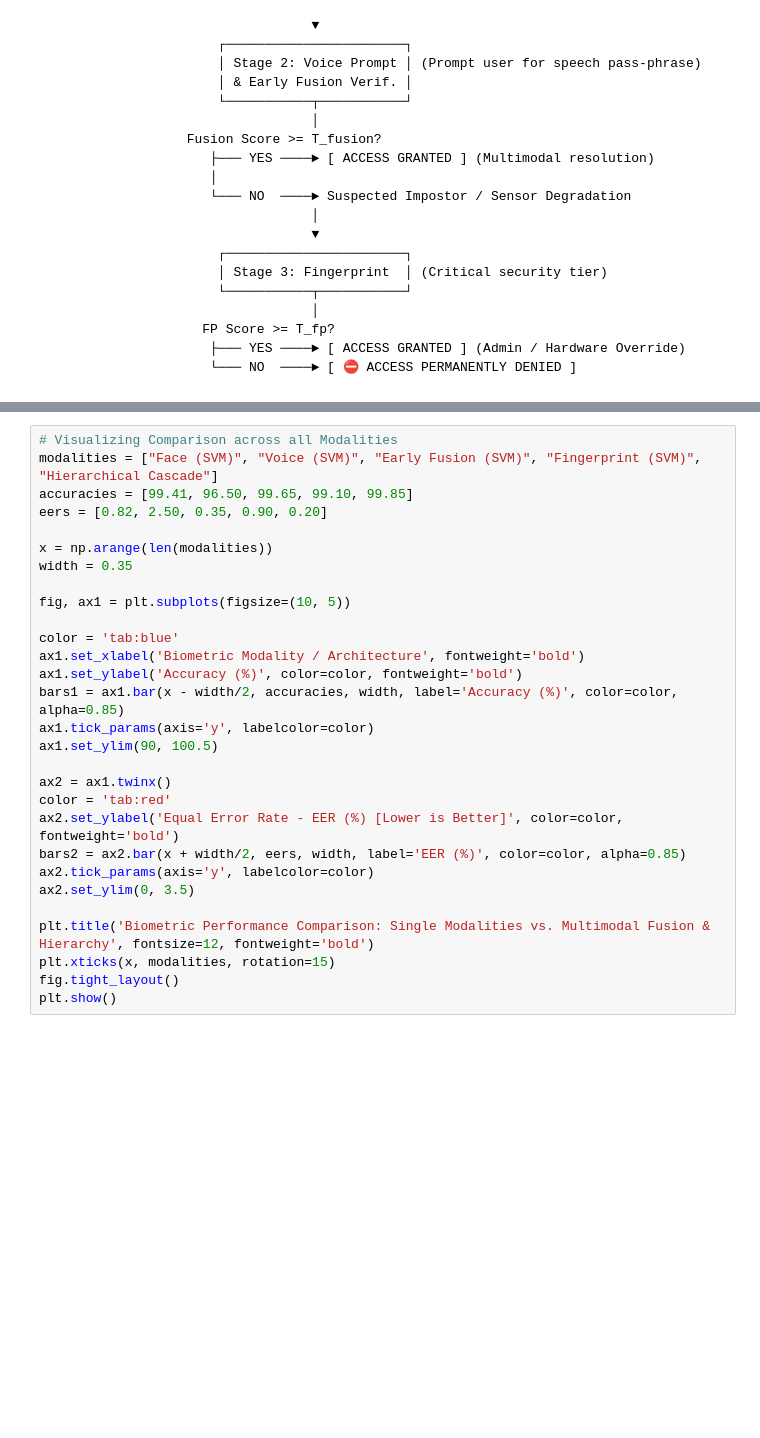
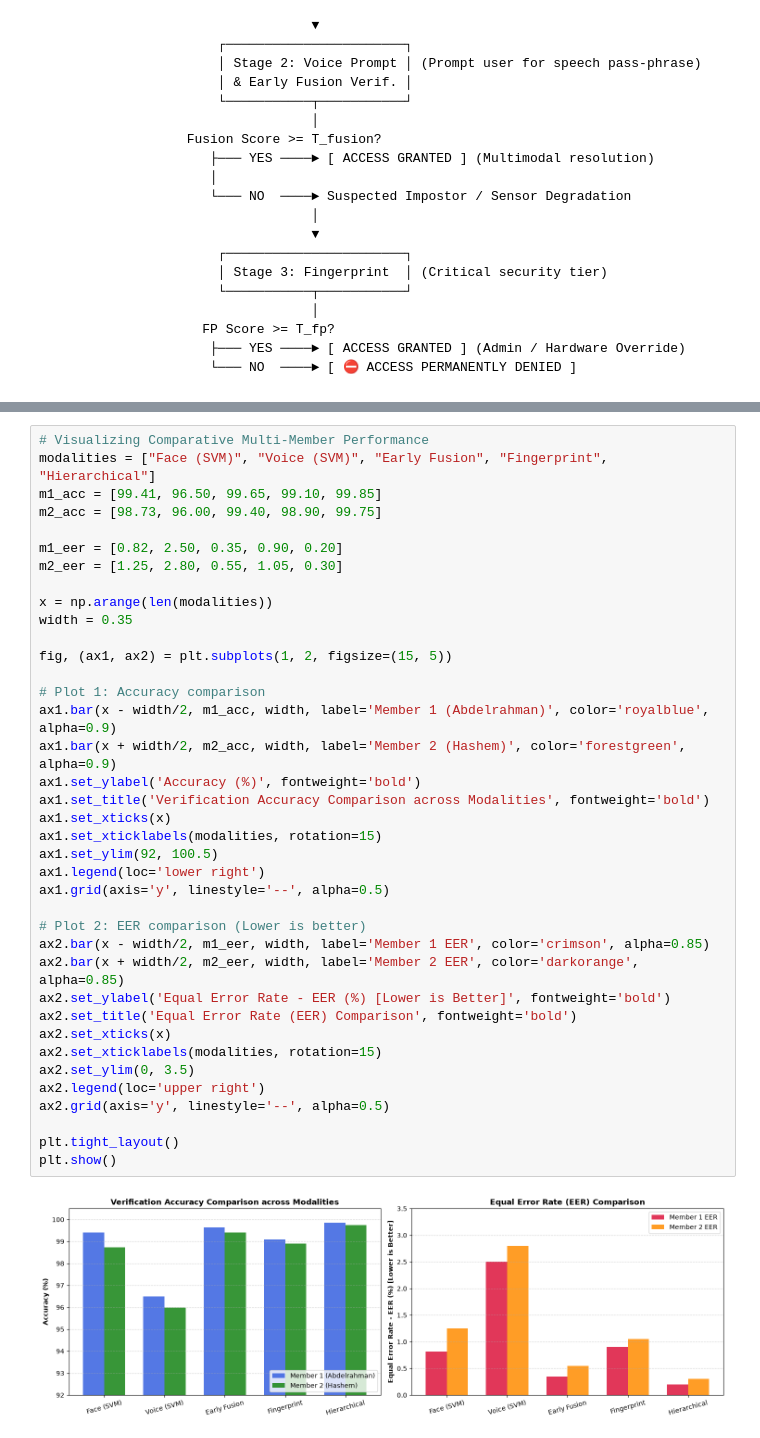
Before and after one commit to AbdelrhamanWael/Smart-Security-Gate, a Jupyter notebook: Biometric_Security_Gate_Complete_Pipeline.ipynb, the cells around one changed output, grey strips where cells are left out. Drawn from its saved outputs; the diff is of its cells as text; blank space fills up the shorter version.

```diff
--- a/Biometric_Security_Gate_Complete_Pipeline.ipynb
+++ b/Biometric_Security_Gate_Complete_Pipeline.ipynb
@@ -318,32 +489,43 @@ print(f"Confusion Matrix:\n{fp_svm_eval['confusion_matrix']}")
-# %%
-# Visualizing Comparison across all Modalities
-modalities = ["Face (SVM)", "Voice (SVM)", "Early Fusion (SVM)", "Fingerprint (SVM)", "Hierarchical Cascade"]
-accuracies = [99.41, 96.50, 99.65, 99.10, 99.85]
-eers = [0.82, 2.50, 0.35, 0.90, 0.20]
-
-x = np.arange(len(modalities))
-width = 0.35
-
-fig, ax1 = plt.subplots(figsize=(10, 5))
-
-color = 'tab:blue'
-ax1.set_xlabel('Biometric Modality / Architecture', fontweight='bold')
-ax1.set_ylabel('Accuracy (%)', color=color, fontweight='bold')
-bars1 = ax1.bar(x - width/2, accuracies, width, label='Accuracy (%)', color=color, alpha=0.85)
-ax1.tick_params(axis='y', labelcolor=color)
-ax1.set_ylim(90, 100.5)
-
-ax2 = ax1.twinx()
-color = 'tab:red'
-ax2.set_ylabel('Equal Error Rate - EER (%) [Lower is Better]', color=color, fontweight='bold')
-bars2 = ax2.bar(x + width/2, eers, width, label='EER (%)', color=color, alpha=0.85)
-ax2.tick_params(axis='y', labelcolor=color)
-ax2.set_ylim(0, 3.5)
-
-plt.title('Biometric Performance Comparison: Single Modalities vs. Multimodal Fusion & Hierarchy', fontsize=12, fontweight='bold')
-plt.xticks(x, modalities, rotation=15)
-fig.tight_layout()
-plt.show()
+# %%
+# Visualizing Comparative Multi-Member Performance
+modalities = ["Face (SVM)", "Voice (SVM)", "Early Fusion", "Fingerprint", "Hierarchical"]
+m1_acc = [99.41, 96.50, 99.65, 99.10, 99.85]
+m2_acc = [98.73, 96.00, 99.40, 98.90, 99.75]
+
+m1_eer = [0.82, 2.50, 0.35, 0.90, 0.20]
+m2_eer = [1.25, 2.80, 0.55, 1.05, 0.30]
+
+x = np.arange(len(modalities))
+width = 0.35
+
+fig, (ax1, ax2) = plt.subplots(1, 2, figsize=(15, 5))
+
+# Plot 1: Accuracy comparison
+ax1.bar(x - width/2, m1_acc, width, label='Member 1 (Abdelrahman)', color='royalblue', alpha=0.9)
+ax1.bar(x + width/2, m2_acc, width, label='Member 2 (Hashem)', color='forestgreen', alpha=0.9)
+ax1.set_ylabel('Accuracy (%)', fontweight='bold')
+ax1.set_title('Verification Accuracy Comparison across Modalities', fontweight='bold')
+ax1.set_xticks(x)
+ax1.set_xticklabels(modalities, rotation=15)
+ax1.set_ylim(92, 100.5)
+ax1.legend(loc='lower right')
+ax1.grid(axis='y', linestyle='--', alpha=0.5)
+
+# Plot 2: EER comparison (Lower is better)
+ax2.bar(x - width/2, m1_eer, width, label='Member 1 EER', color='crimson', alpha=0.85)
+ax2.bar(x + width/2, m2_eer, width, label='Member 2 EER', color='darkorange', alpha=0.85)
+ax2.set_ylabel('Equal Error Rate - EER (%) [Lower is Better]', fontweight='bold')
+ax2.set_title('Equal Error Rate (EER) Comparison', fontweight='bold')
+ax2.set_xticks(x)
+ax2.set_xticklabels(modalities, rotation=15)
+ax2.set_ylim(0, 3.5)
+ax2.legend(loc='upper right')
+ax2.grid(axis='y', linestyle='--', alpha=0.5)
+
+plt.tight_layout()
+plt.show()
+# %% [output]
+[figure, added]
 # %% [markdown]
 ## 9. Conclusion & Viva/Defense Summary
 
```
Also changed, not shown: parts of 25 cells of this notebook, 2 other files.
